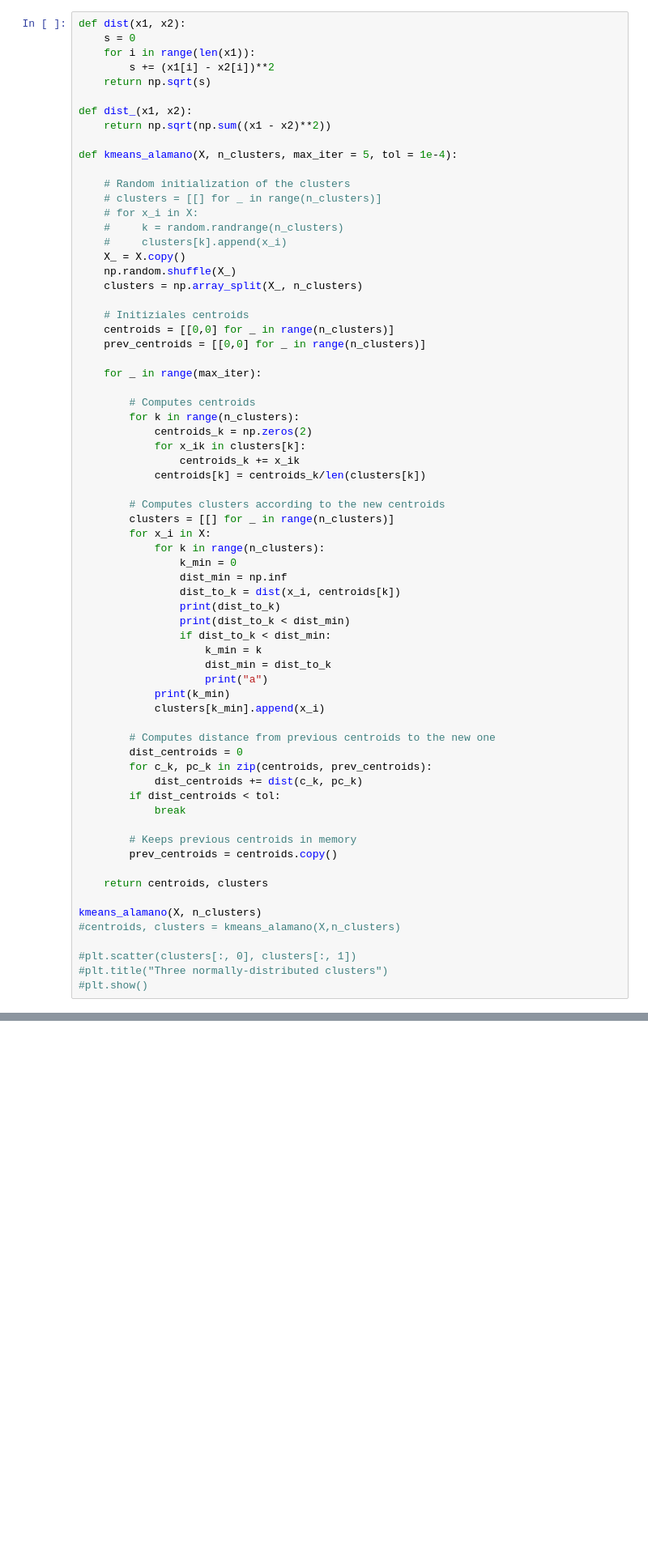
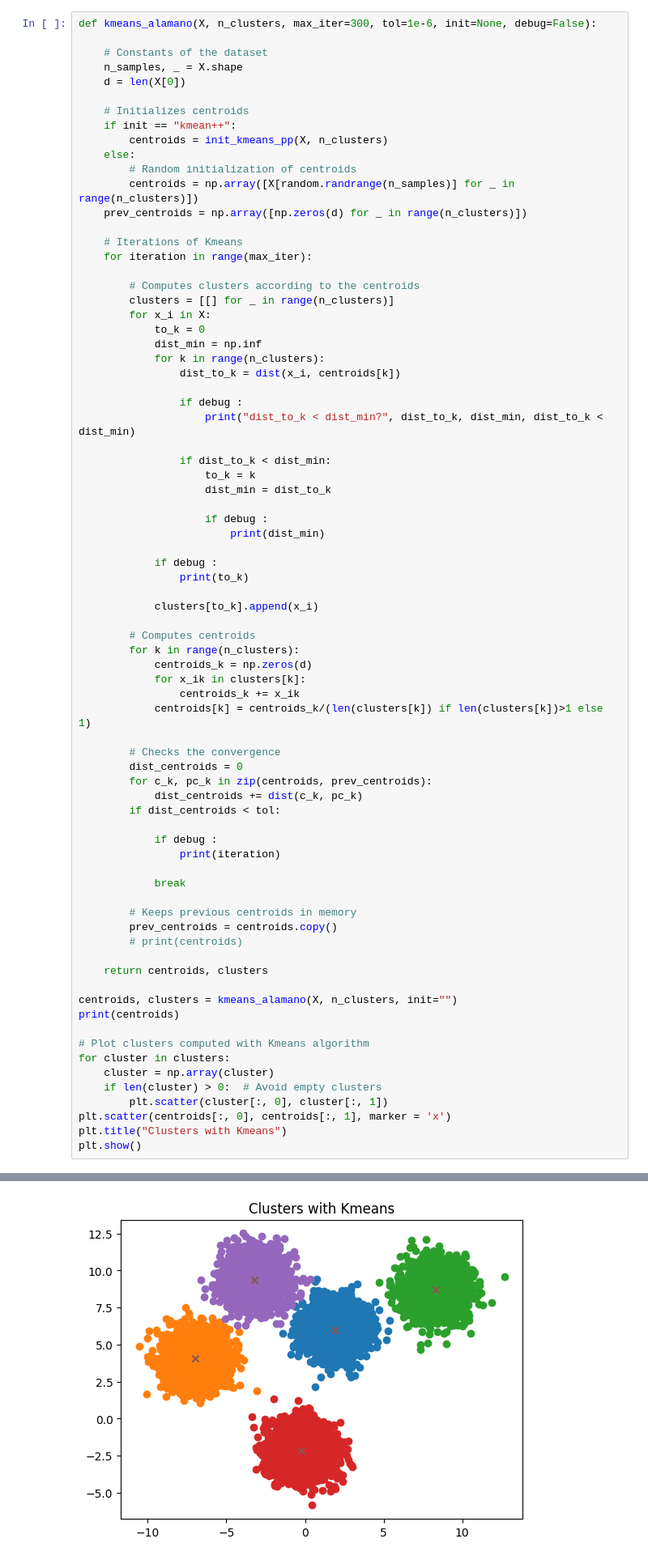
Before and after one commit to jinchengluo/rust-for-data-science, a Jupyter notebook: rust_pyo3/py_project/kmeans.ipynb, the cells around one changed output, grey strips where cells are left out. Shown at 81% size. Drawn from its saved outputs; the diff is of its cells as text; blank space fills up the shorter version.

```diff
--- a/rust_pyo3/py_project/kmeans.ipynb
+++ b/rust_pyo3/py_project/kmeans.ipynb
@@ -45,69 +86,77 @@ true_centroids
 # %%
-def dist(x1, x2):
-    s = 0
-    for i in range(len(x1)):
-        s += (x1[i] - x2[i])**2
-    return np.sqrt(s)
+def kmeans_alamano(X, n_clusters, max_iter=300, tol=1e-6, init=None, debug=False):
 
-def dist_(x1, x2):
-    return np.sqrt(np.sum((x1 - x2)**2))
+    # Constants of the dataset
+    n_samples, _ = X.shape
+    d = len(X[0])
 
-def kmeans_alamano(X, n_clusters, max_iter = 5, tol = 1e-4):
+    # Initializes centroids
+    if init == "kmean++":
+        centroids = init_kmeans_pp(X, n_clusters)
+    else:
+        # Random initialization of centroids
+        centroids = np.array([X[random.randrange(n_samples)] for _ in range(n_clusters)])
+    prev_centroids = np.array([np.zeros(d) for _ in range(n_clusters)])
 
-    # Random initialization of the clusters
-    # clusters = [[] for _ in range(n_clusters)]
-    # for x_i in X:
-    #     k = random.randrange(n_clusters)
-    #     clusters[k].append(x_i)
-    X_ = X.copy()
-    np.random.shuffle(X_)
-    clusters = np.array_split(X_, n_clusters)
+    # Iterations of Kmeans
+    for iteration in range(max_iter):
 
-    # Initiziales centroids
-    centroids = [[0,0] for _ in range(n_clusters)]
-    prev_centroids = [[0,0] for _ in range(n_clusters)]
+        # Computes clusters according to the centroids
+        clusters = [[] for _ in range(n_clusters)]
+        for x_i in X:
+            to_k = 0
+            dist_min = np.inf
+            for k in range(n_clusters):
+                dist_to_k = dist(x_i, centroids[k])
 
-    for _ in range(max_iter):
+                if debug :
+                    print("dist_to_k < dist_min?", dist_to_k, dist_min, dist_to_k < dist_min)
+
+                if dist_to_k < dist_min:
+                    to_k = k
+                    dist_min = dist_to_k
+
+                    if debug :
+                        print(dist_min)
+
+            if debug :
+                print(to_k)
+
+            clusters[to_k].append(x_i)
 
         # Computes centroids
         for k in range(n_clusters):
-            centroids_k = np.zeros(2)
+            centroids_k = np.zeros(d)
             for x_ik in clusters[k]:
                 centroids_k += x_ik
-            centroids[k] = centroids_k/len(clusters[k])
+            centroids[k] = centroids_k/(len(clusters[k]) if len(clusters[k])>1 else 1)
 
-        # Computes clusters according to the new centroids
-        clusters = [[] for _ in range(n_clusters)]
-        for x_i in X:
-            for k in range(n_clusters):
-                k_min = 0
-                dist_min = np.inf
-                dist_to_k = dist(x_i, centroids[k])
-                print(dist_to_k)
-                print(dist_to_k < dist_min)
-                if dist_to_k < dist_min:
-                    k_min = k
-                    dist_min = dist_to_k
-                    print("a")
-            print(k_min)
-            clusters[k_min].append(x_i)
-
-        # Computes distance from previous centroids to the new one
+        # Checks the convergence
         dist_centroids = 0
         for c_k, pc_k in zip(centroids, prev_centroids):
             dist_centroids += dist(c_k, pc_k)
         if dist_centroids < tol:
+
+            if debug :
+                print(iteration)
+
             break
 
         # Keeps previous centroids in memory
         prev_centroids = centroids.copy()
+        # print(centroids)
 
     return centroids, clusters
 
-kmeans_alamano(X, n_clusters)
-#centroids, clusters = kmeans_alamano(X,n_clusters)
+centroids, clusters = kmeans_alamano(X, n_clusters, init="")
+print(centroids)
 
-#plt.scatter(clusters[:, 0], clusters[:, 1])
-#plt.title("Three normally-distributed clusters")
-#plt.show()
+# Plot clusters computed with Kmeans algorithm
+for cluster in clusters:
+    cluster = np.array(cluster)
+    if len(cluster) > 0:  # Avoid empty clusters
+        plt.scatter(cluster[:, 0], cluster[:, 1])
+plt.scatter(centroids[:, 0], centroids[:, 1], marker = 'x')
+plt.title("Clusters with Kmeans")
+plt.show()
 # %% [output]
@@ -143,0 +168 @@ a
+[figure, added]
```
Also changed, not shown: parts of 15 cells of this notebook, 2 other files.
